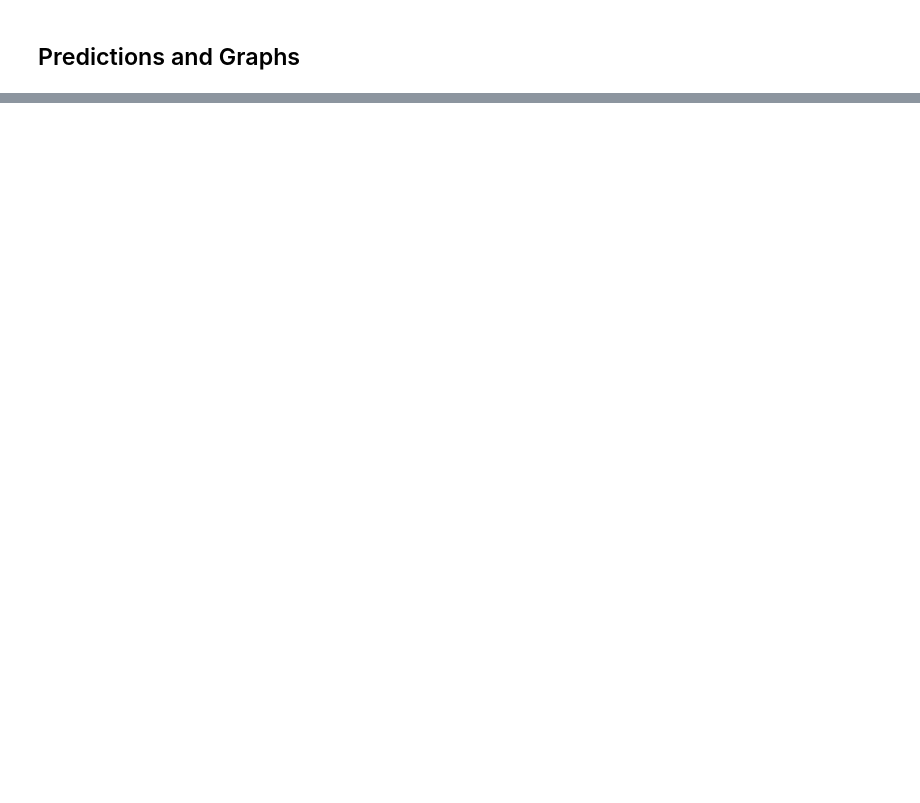
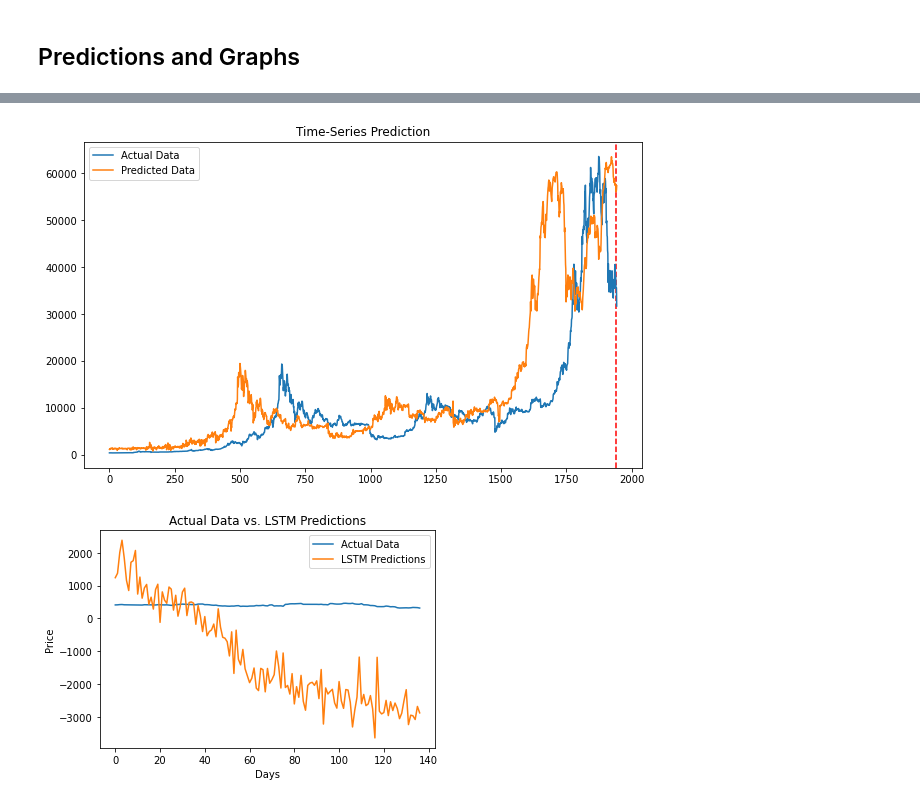
Before and after one commit to spa542/DSCI-490, a Jupyter notebook: src/LSTM Model Prediction Tashman.ipynb, the cells around one changed output, grey strips where cells are left out. Cells and saved outputs as stored; diff of their text form; code cells hidden in the pictures; blank space fills up the shorter version.

```diff
--- a/src/LSTM Model Prediction Tashman.ipynb
+++ b/src/LSTM Model Prediction Tashman.ipynb
@@ -89,6 +89,7 @@ def plot_small_picture_predicted_days(test_target, test_predict):
     plt.title('Actual Data vs. LSTM Predictions')
     plt.xlabel('Days')
     plt.ylabel('Price')
+    plt.legend()
     plt.show();
 # %% [markdown]
 ## Reading in, Viewing, and Refactoring the Dataset
@@ -131,8 +132,8 @@ print(X.shape, y.shape)
 # %%
 # We want to predict data several months or so in the future, here we will set the training data size at 85%
 # and the remaining 15% can be used for testing data
-train_test_percentage = 0.95
-test_test_percentage = 0.75
+train_test_percentage = 0.85
+test_test_percentage = 0.70
 total_samples = len(X)
 train_test_cutoff = round(train_test_percentage * total_samples) # TRAIN/TEST split cutoff!!!!!!!!!
 test_samples = total_samples - train_test_cutoff
@@ -321,0 +340,31 @@ plot_small_picture_predicted_days(test_target, test_predict)
+# %%
+train_predict_1 = lstm(df_X_ss_split_1) # forward pass
+data_predict_1 = train_predict_1.data.numpy() # numpy conversion
+dataY_plot = df_y_mm.data.numpy()
+
+data_predict = mm.inverse_transform(data_predict_1) # reverse transformation
+dataY_plot = mm.inverse_transform(dataY_plot)
+true, preds = [], []
+for i in range(len(dataY_plot)):
+    true.append(dataY_plot[i][0])
+for i in range(len(data_predict)):
+    preds.append(data_predict[i][0])
+
+# Plotting first graph
+plot_big_picture_time_series_predictions(true, preds, train_test_cutoff)
+
+# Preparing the data to be plotted
+test_predict = lstm(X_test_tensors_final[-1].unsqueeze(0)) # get the last sample
+test_predict = test_predict.detach().numpy()
+test_predict = mm.inverse_transform(test_predict)
+test_predict = test_predict[0].tolist()
+
+test_target = y_test_tensors[-1].detach().numpy() # last sample again
+test_target = mm.inverse_transform(test_target.reshape(1, -1))
+test_target = test_target[0].tolist()
+
+# Plotting second graph
+plot_small_picture_predicted_days(test_target, test_predict)
+# %% [output]
+[figure, added]
+[figure, added]
```
Also changed, not shown: parts of 7 cells of this notebook.
